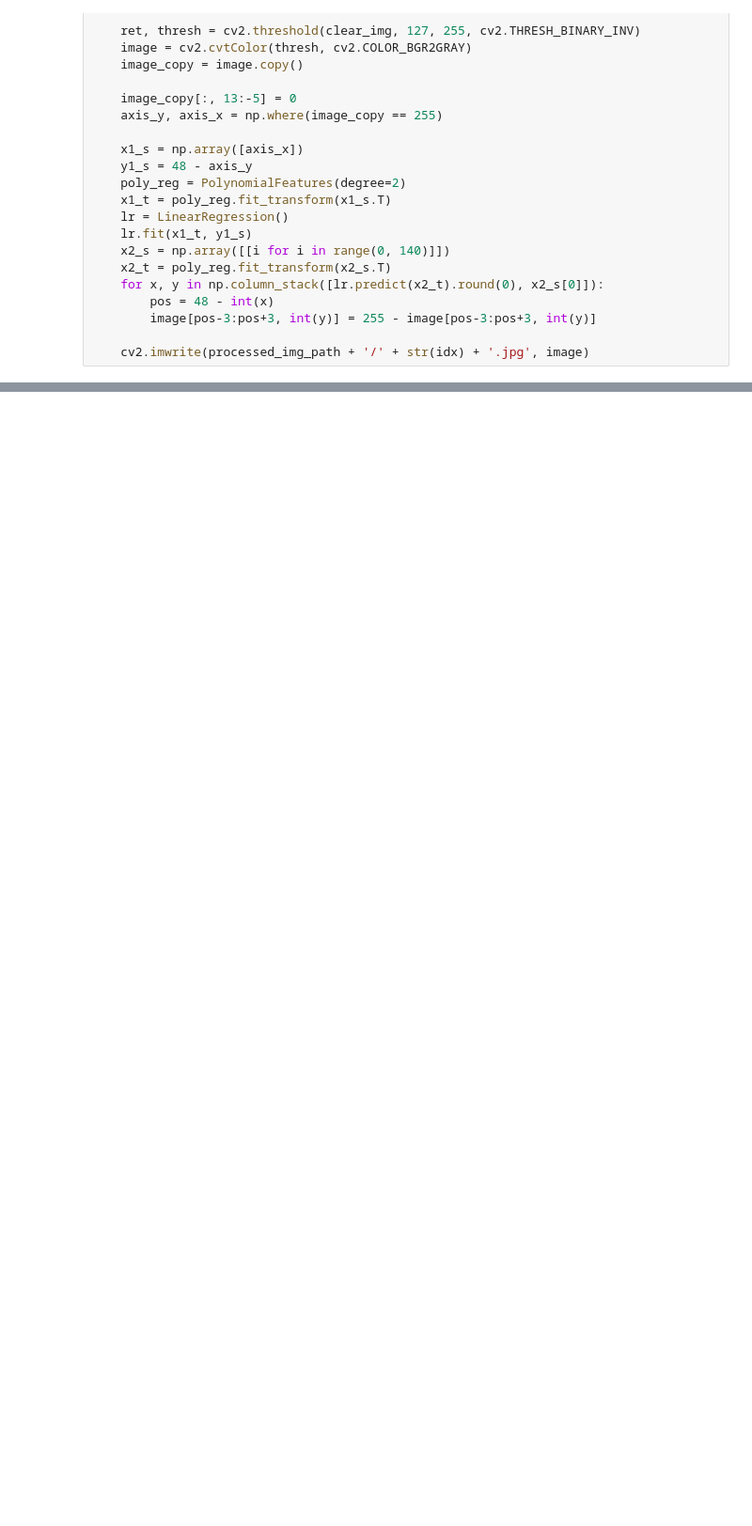
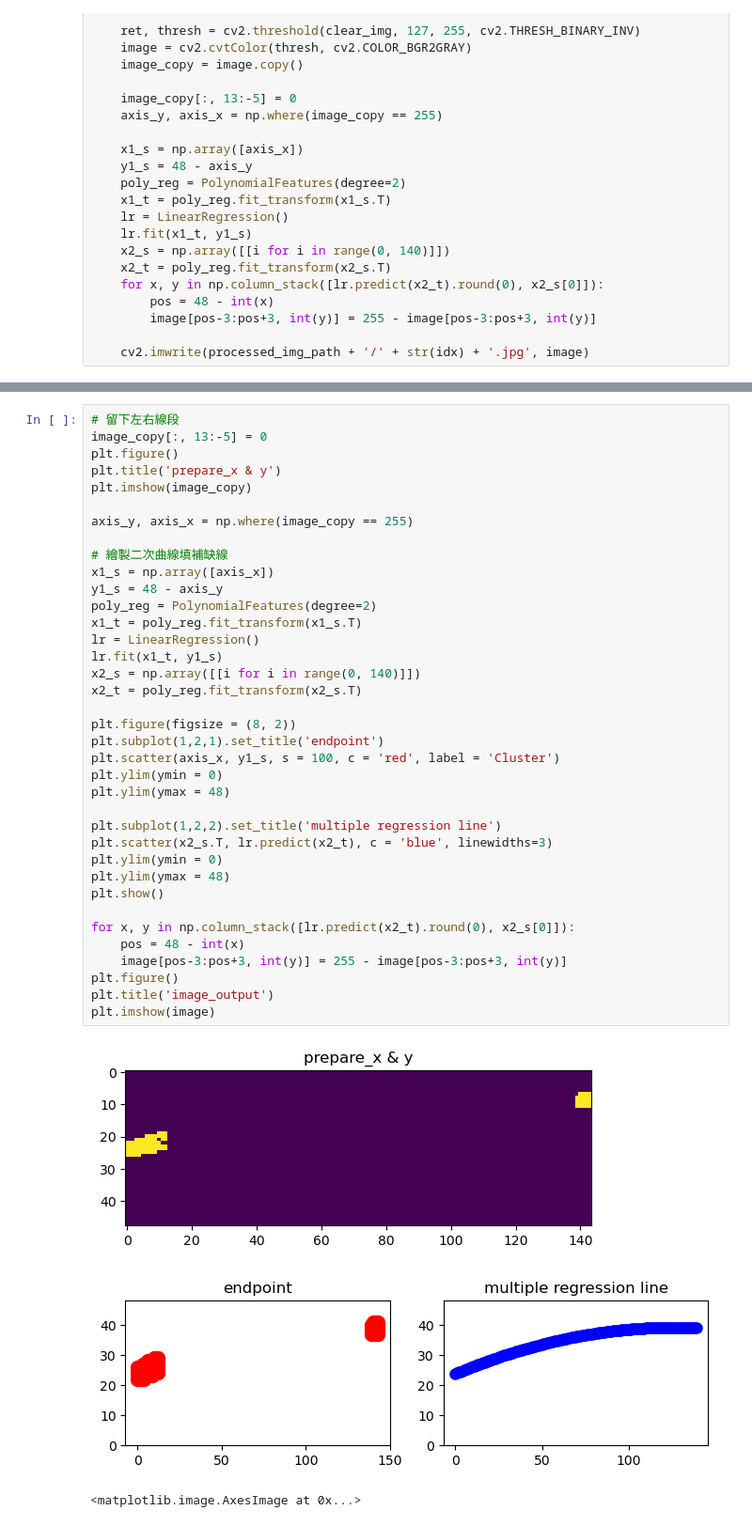
Before and after one commit to EricMiao01/Captcha_Solver, a Jupyter notebook: preprocess.ipynb, the cells around one changed output, grey strips where cells are left out. Shown at 94% size. Cells and saved outputs as stored; diff of their text form; blank space fills up the shorter version.

```diff
--- a/preprocess.ipynb
+++ b/preprocess.ipynb
@@ -42,0 +73,41 @@ for idx in tqdm(range(1, img_num+1)):
+# %%
+# 留下左右線段
+image_copy[:, 13:-5] = 0
+plt.figure()
+plt.title('prepare_x & y')
+plt.imshow(image_copy)
+
+axis_y, axis_x = np.where(image_copy == 255)
+
+# 繪製二次曲線填補缺線
+x1_s = np.array([axis_x])
+y1_s = 48 - axis_y
+poly_reg = PolynomialFeatures(degree=2)
+x1_t = poly_reg.fit_transform(x1_s.T)
+lr = LinearRegression()
+lr.fit(x1_t, y1_s)
+x2_s = np.array([[i for i in range(0, 140)]])
+x2_t = poly_reg.fit_transform(x2_s.T)
+
+plt.figure(figsize = (8, 2))
+plt.subplot(1,2,1).set_title('endpoint')
+plt.scatter(axis_x, y1_s, s = 100, c = 'red', label = 'Cluster')
+plt.ylim(ymin = 0)
+plt.ylim(ymax = 48)
+
+plt.subplot(1,2,2).set_title('multiple regression line')
+plt.scatter(x2_s.T, lr.predict(x2_t), c = 'blue', linewidths=3)
+plt.ylim(ymin = 0)
+plt.ylim(ymax = 48)
+plt.show()
+
+for x, y in np.column_stack([lr.predict(x2_t).round(0), x2_s[0]]):
+    pos = 48 - int(x)
+    image[pos-3:pos+3, int(y)] = 255 - image[pos-3:pos+3, int(y)]
+plt.figure()
+plt.title('image_output')
+plt.imshow(image)
+# %% [output]
+[figure, added]
+[figure, added]
+<matplotlib.image.AxesImage at 0x...>
```
Also changed, not shown: parts of 3 cells of this notebook.
